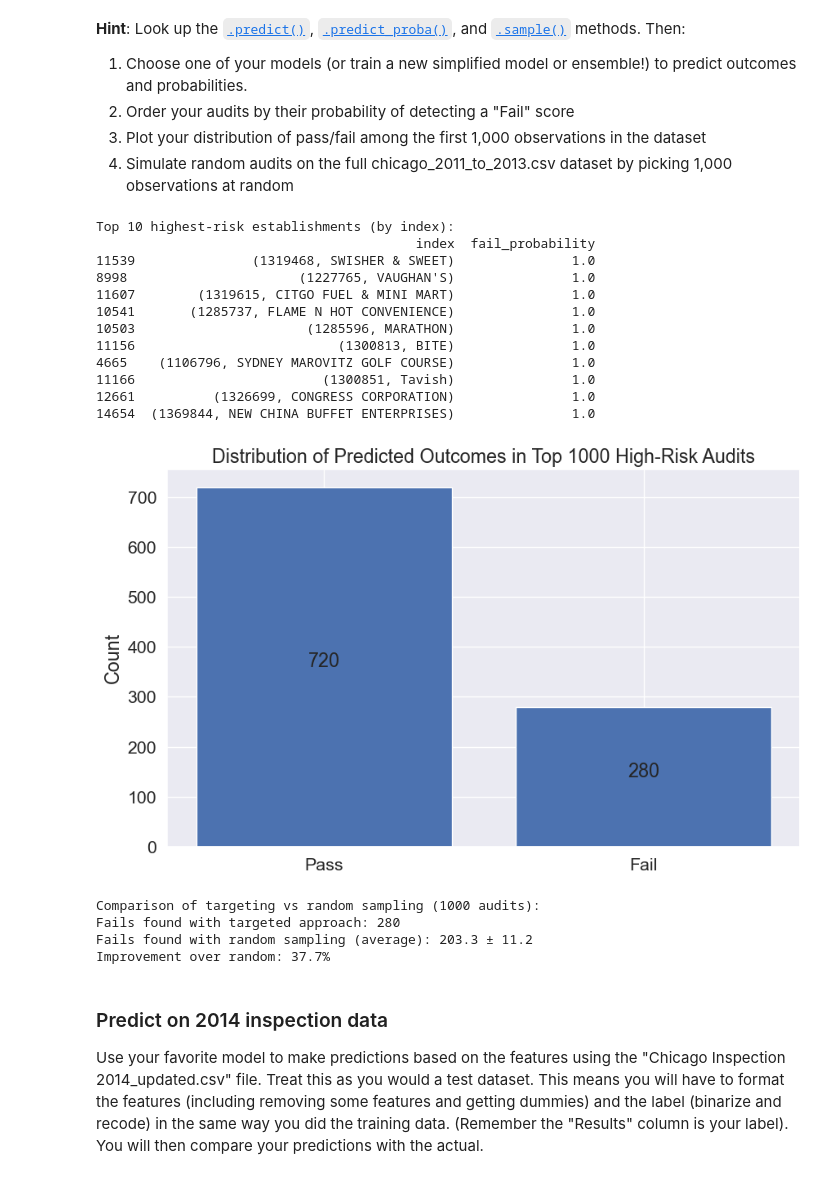
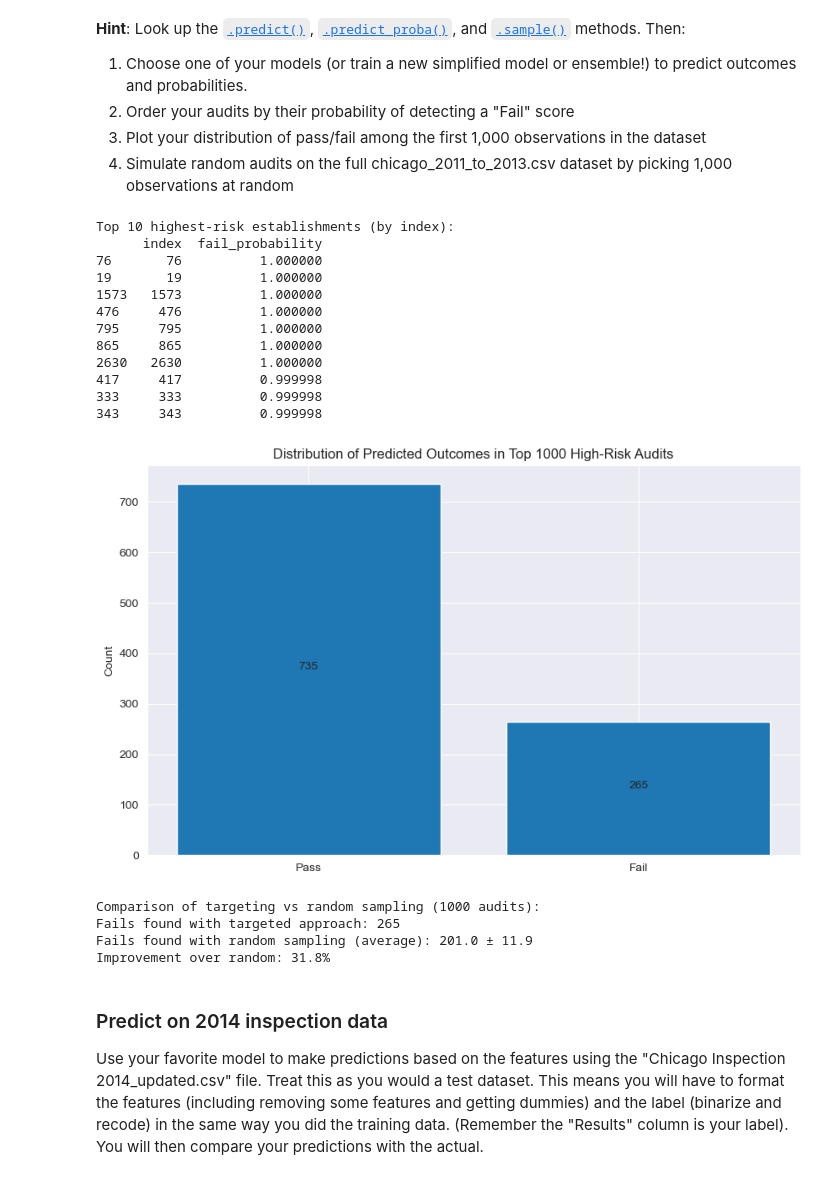
Before and after one commit to cindyalvar/Computational-Social-Science-Projects, a Jupyter notebook: Project 3/Project 3_Alvarez.ipynb, the cells around one changed output. Drawn from its saved outputs; the diff is of its cells as text; code cells hidden in the pictures.

```diff
--- a/Project 3/Project 3_Alvarez.ipynb
+++ b/Project 3/Project 3_Alvarez.ipynb
@@ -388,11 +385,2 @@ For this specific problem, I chose these three methods because they offer a good
 # %% [markdown]
 ### Model 1
-# %%
-# create a model
-logit_reg = LogisticRegression(class_weight= 'balanced') # using balanced class weights given the ~4:1 imbalance observed above in the results
-
-# fit the model
-logit_model = logit_reg.fit(X_train, y_train.ravel())
-
-# predict on the validation data
-y_pred = logit_model.predict(X_validate)
@@ -492,10 +438,10 @@ grid_search = GridSearchCV(
     verbose=1
 )
 
-# Fit the grid search
-grid_search.fit(X, y)
+# Fit the grid search on training data only
+grid_search.fit(X_train, y_train)
 
-print("\nBest parameters:", grid_search.best_params_)
-print("Best cross-validation score:", grid_search.best_score_)
+# Get the already-fitted best model
+model2 = grid_search.best_estimator_
 # %% [output]
 Fitting 3 folds for each of 36 candidates, totalling 108 fits
@@ -545,7 +471,7 @@ grid_search = GridSearchCV(
 )
 
 # Fit the model
-grid_search.fit(X, y)
+grid_search.fit(X_train, y_train)
 
 # Get best model and save as model3
 model3 = grid_search.best_estimator_
@@ -924,43 +905,41 @@ def simulate_random_audits(X, y_true, n_samples=1000, n_simulations=100):
     # Calculate mean and standard deviation
     return np.mean(random_fail_counts), np.std(random_fail_counts)
 # %%
-# Run the complete analysis
-y_pred, y_prob = get_predictions(model1, X)
-audit_priorities = prioritize_audits(X, y_prob)
-
+# Run the complete analysis on standardized validation data
+y_pred, y_prob = get_predictions(model1, X_validate_s)
+audit_priorities = prioritize_audits(X_validate_s_df, y_prob)
 print("\nTop 10 highest-risk establishments (by index):")
 print(audit_priorities.head(10))
 
-# Plot distribution of top 1000 predictions
-priority_indices = audit_priorities['index'].iloc[:1000]  # Using iloc to get first 1000 indices
-top_n_predictions = y_pred[:1000]  # Take first 1000 predictions since they're already ordered
+# Plot distribution of top 1000 predictions using validation data
+priority_indices = audit_priorities['index'].iloc[:1000]
+top_n_predictions = y_pred[:1000]
 pass_count, fail_count = plot_distribution(top_n_predictions, n_samples=1000)
 
-# Compare with random sampling
+# Compare with random sampling using full data set for the simulation
 random_mean, random_std = simulate_random_audits(X, y, n_samples=1000)
-
 print(f"\nComparison of targeting vs random sampling (1000 audits):")
 print(f"Fails found with targeted approach: {fail_count}")
 print(f"Fails found with random sampling (average): {random_mean:.1f} ± {random_std:.1f}")
 print(f"Improvement over random: {(fail_count - random_mean) / random_mean * 100:.1f}%")
 # %% [output]
 Top 10 highest-risk establishments (by index):
-                                         index  fail_probability
-11539               (1319468, SWISHER & SWEET)               1.0
-8998                      (1227765, VAUGHAN'S)               1.0
-11607        (1319615, CITGO FUEL & MINI MART)               1.0
-10541       (1285737, FLAME N HOT CONVENIENCE)               1.0
-10503                      (1285596, MARATHON)               1.0
-11156                          (1300813, BITE)               1.0
-4665    (1106796, SYDNEY MAROVITZ GOLF COURSE)               1.0
-11166                        (1300851, Tavish)               1.0
-12661          (1326699, CONGRESS CORPORATION)               1.0
-14654  (1369844, NEW CHINA BUFFET ENTERPRISES)               1.0
+      index  fail_probability
+76       76          1.000000
+19       19          1.000000
+1573   1573          1.000000
+476     476          1.000000
+795     795          1.000000
+865     865          1.000000
+2630   2630          1.000000
+417     417          0.999998
+333     333          0.999998
+343     343          0.999998
-[figure, old version]
+[figure, new version]
 Comparison of targeting vs random sampling (1000 audits):
-Fails found with targeted approach: 280
-Fails found with random sampling (average): 203.3 ± 11.2
-Improvement over random: 37.7%
+Fails found with targeted approach: 265
+Fails found with random sampling (average): 201.0 ± 11.9
+Improvement over random: 31.8%
 # %% [markdown]
 ### Predict on 2014 inspection data
 
```
Also changed, not shown: parts of 30 cells of this notebook.
